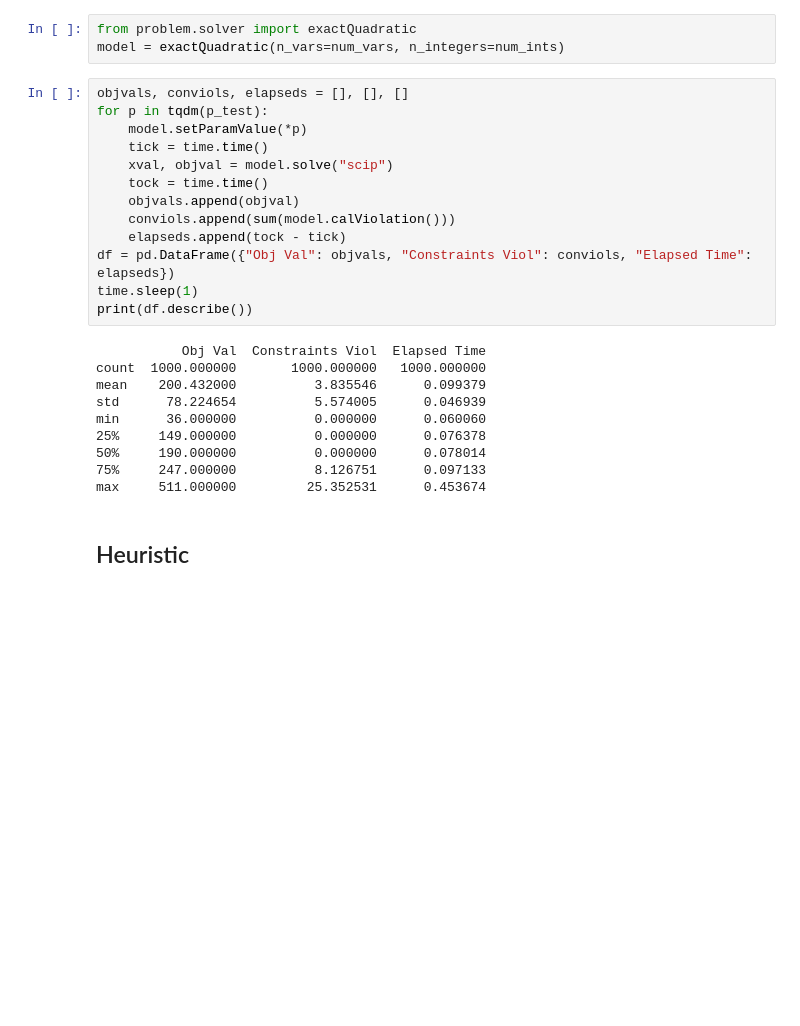
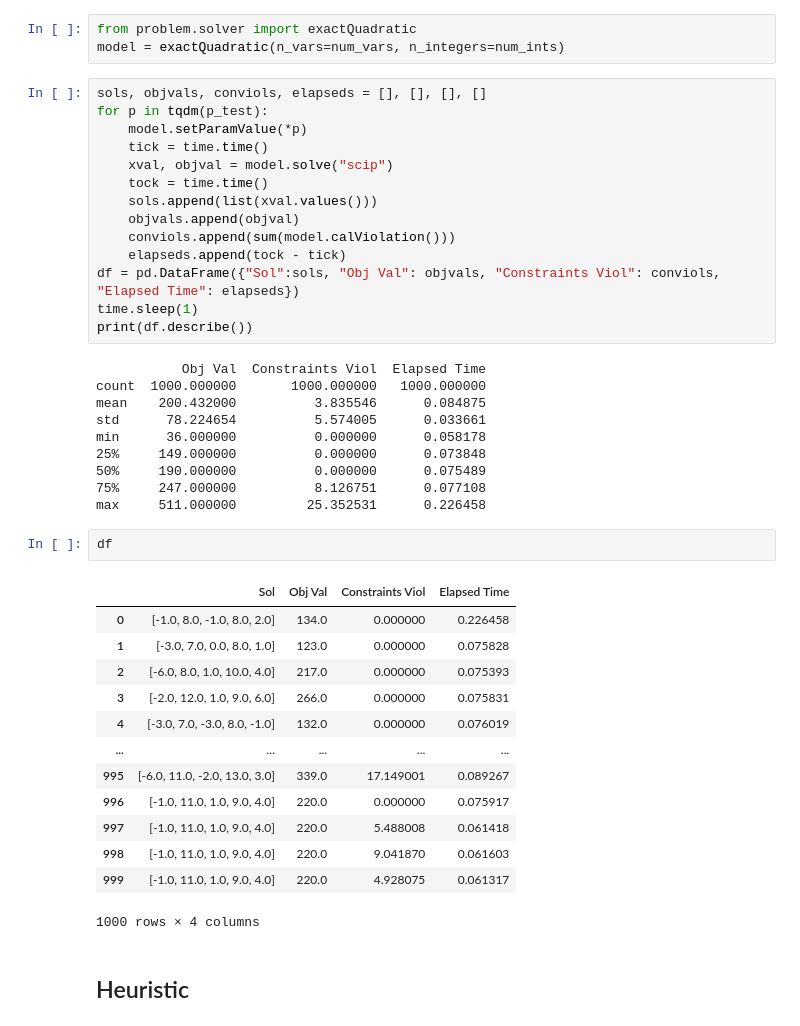
Before and after one commit to pnnl/L2O-pMINLP, a Jupyter notebook: Test QP.ipynb, the cells around one changed output. Cells and saved outputs as stored; diff of their text form; blank space fills up the shorter version.

```diff
--- a/Test QP.ipynb
+++ b/Test QP.ipynb
@@ -83,28 +83,45 @@ def getNMProb(round_module):
 from problem.solver import exactQuadratic
 model = exactQuadratic(n_vars=num_vars, n_integers=num_ints)
 # %%
-objvals, conviols, elapseds = [], [], []
+sols, objvals, conviols, elapseds = [], [], [], []
 for p in tqdm(p_test):
     model.setParamValue(*p)
     tick = time.time()
     xval, objval = model.solve("scip")
     tock = time.time()
+    sols.append(list(xval.values()))
     objvals.append(objval)
     conviols.append(sum(model.calViolation()))
     elapseds.append(tock - tick)
-df = pd.DataFrame({"Obj Val": objvals, "Constraints Viol": conviols, "Elapsed Time": elapseds})
+df = pd.DataFrame({"Sol":sols, "Obj Val": objvals, "Constraints Viol": conviols, "Elapsed Time": elapseds})
 time.sleep(1)
 print(df.describe())
 # %% [output]
            Obj Val  Constraints Viol  Elapsed Time
 count  1000.000000       1000.000000   1000.000000
-mean    200.432000          3.835546      0.099379
-std      78.224654          5.574005      0.046939
-min      36.000000          0.000000      0.060060
-25%     149.000000          0.000000      0.076378
-50%     190.000000          0.000000      0.078014
-75%     247.000000          8.126751      0.097133
-max     511.000000         25.352531      0.453674
+mean    200.432000          3.835546      0.084875
+std      78.224654          5.574005      0.033661
+min      36.000000          0.000000      0.058178
+25%     149.000000          0.000000      0.073848
+50%     190.000000          0.000000      0.075489
+75%     247.000000          8.126751      0.077108
+max     511.000000         25.352531      0.226458
+# %%
+df
+# %% [output]
+|  | Sol | Obj Val | Constraints Viol | Elapsed Time |
+| 0 | [-1.0, 8.0, -1.0, 8.0, 2.0] | 134.0 | 0.000000 | 0.226458 |
+| 1 | [-3.0, 7.0, 0.0, 8.0, 1.0] | 123.0 | 0.000000 | 0.075828 |
+| 2 | [-6.0, 8.0, 1.0, 10.0, 4.0] | 217.0 | 0.000000 | 0.075393 |
+| 3 | [-2.0, 12.0, 1.0, 9.0, 6.0] | 266.0 | 0.000000 | 0.075831 |
+| 4 | [-3.0, 7.0, -3.0, 8.0, -1.0] | 132.0 | 0.000000 | 0.076019 |
+| ... | ... | ... | ... | ... |
+| 995 | [-6.0, 11.0, -2.0, 13.0, 3.0] | 339.0 | 17.149001 | 0.089267 |
+| 996 | [-1.0, 11.0, 1.0, 9.0, 4.0] | 220.0 | 0.000000 | 0.075917 |
+| 997 | [-1.0, 11.0, 1.0, 9.0, 4.0] | 220.0 | 5.488008 | 0.061418 |
+| 998 | [-1.0, 11.0, 1.0, 9.0, 4.0] | 220.0 | 9.041870 | 0.061603 |
+| 999 | [-1.0, 11.0, 1.0, 9.0, 4.0] | 220.0 | 4.928075 | 0.061317 |
+1000 rows × 4 columns
 # %% [markdown]
 ## Heuristic
 # %%
```
Also changed, not shown: parts of 7 cells of this notebook, 1 other file.
